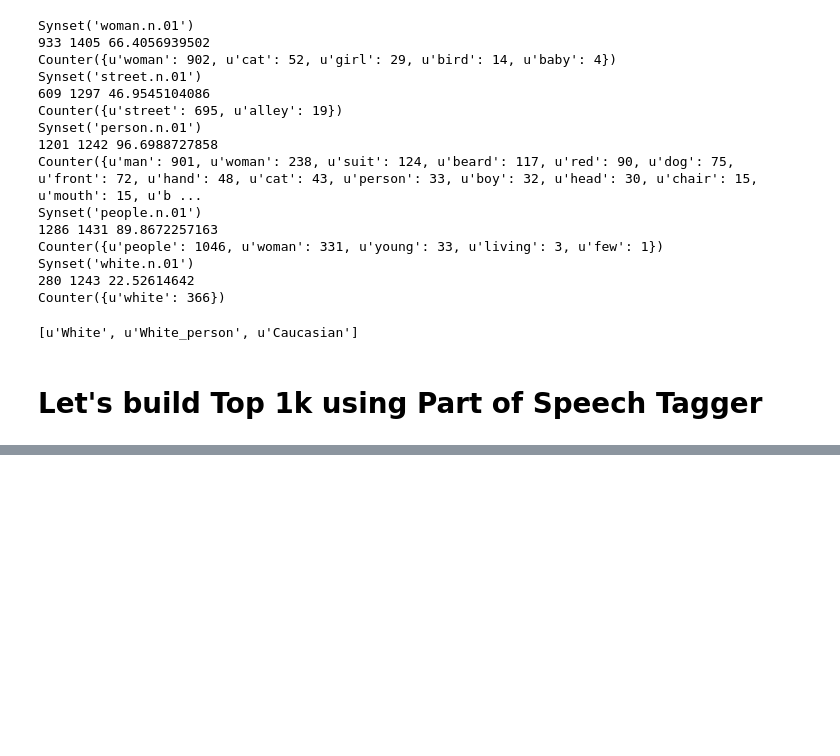
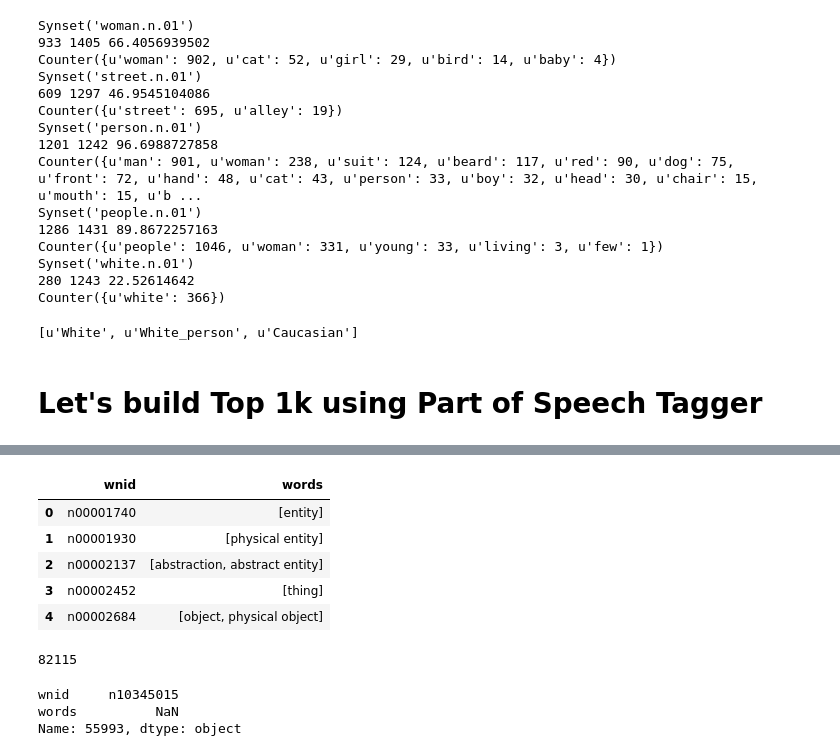
Before and after one commit to intuinno/capviz, a Jupyter notebook: experiment/analyze top 1k captions.ipynb, the cells around one changed output, grey strips where cells are left out. Saved outputs shown, nothing was run; the diff lists cells and outputs as text; code cells hidden in the pictures; blank space fills up the shorter version.

```diff
--- a/experiment/analyze top 1k captions.ipynb
+++ b/experiment/analyze top 1k captions.ipynb
@@ -267,0 +330,11 @@ import ipdb
+# %%
+wordnet_dict = pd.read_table('./data/words.txt',names=['wnid','words'])
+# %%
+wordnet_dict.head()
+# %% [output]
+|  | wnid | words |
+| 0 | n00001740 | [entity] |
+| 1 | n00001930 | [physical entity] |
+| 2 | n00002137 | [abstraction, abstract entity] |
+| 3 | n00002452 | [thing] |
+| 4 | n00002684 | [object, physical object] |
@@ -267,0 +343,10 @@ import ipdb
+# %%
+len(wordnet_dict)
+# %% [output]
+82115
+# %%
+w
+# %% [output]
+wnid     n10345015
+words          NaN
+Name: 55993, dtype: object
```
Also changed, not shown: parts of 7 cells of this notebook, 2 other files.
